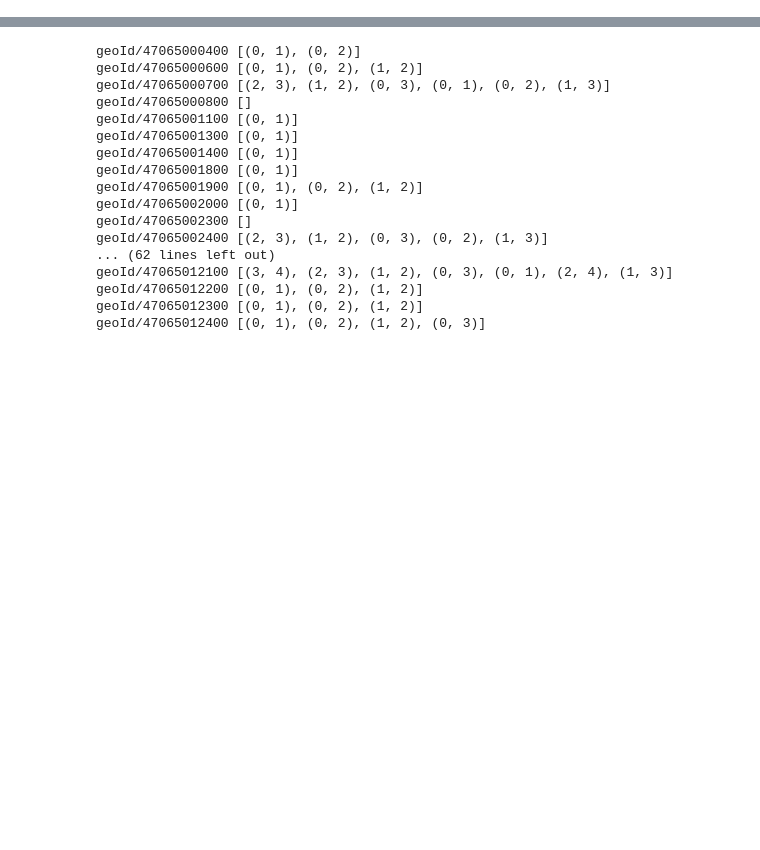
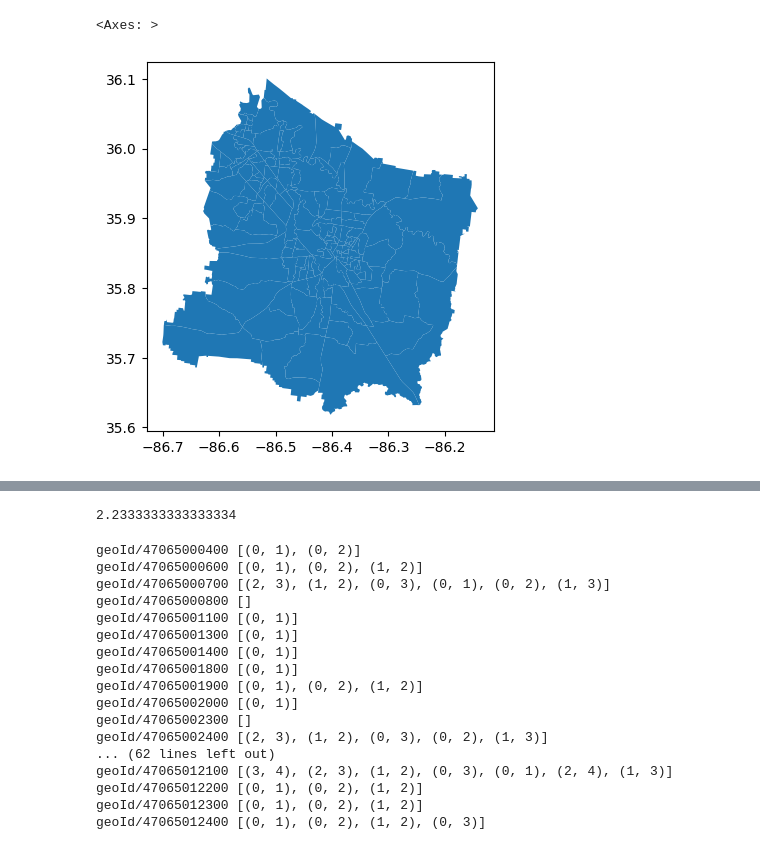
Before and after one commit to sophiepavia/RESDIE, a Jupyter notebook: Tennessee Census Tracts/extract_tracts.ipynb, the cells around one changed output, grey strips where cells are left out. Drawn from its saved outputs; the diff is of its cells as text; code cells hidden in the pictures; blank space fills up the shorter version.

```diff
--- a/Tennessee Census Tracts/extract_tracts.ipynb
+++ b/Tennessee Census Tracts/extract_tracts.ipynb
@@ -17,3 +17,8 @@ gdf.head()
+# %%
+gdf.plot()
+# %% [output]
+<Axes: >
+[figure, added]
 # %%
 # gdf.to_csv("./chatt_data.csv")
 # %%
@@ -56,4 +67,8 @@ for k in block_groups.keys():
     edge_attr[k] = neighbors
+# %%
+sum(x for x in size)/len(size)
+# %% [output]
+2.2333333333333334
 # %%
 for k,v in edge_attr.items():
     print(k,v)
```
Also changed, not shown: parts of 4 cells of this notebook, 25 other files.
